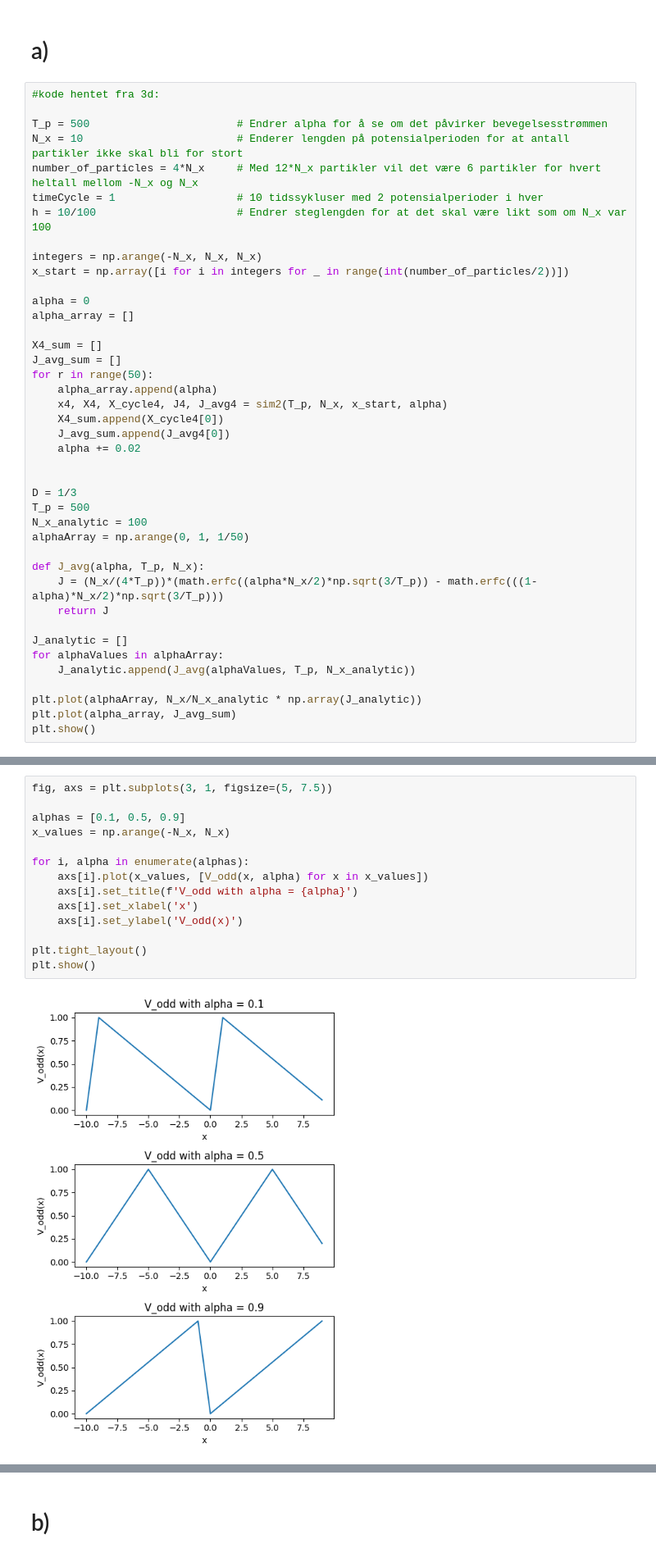
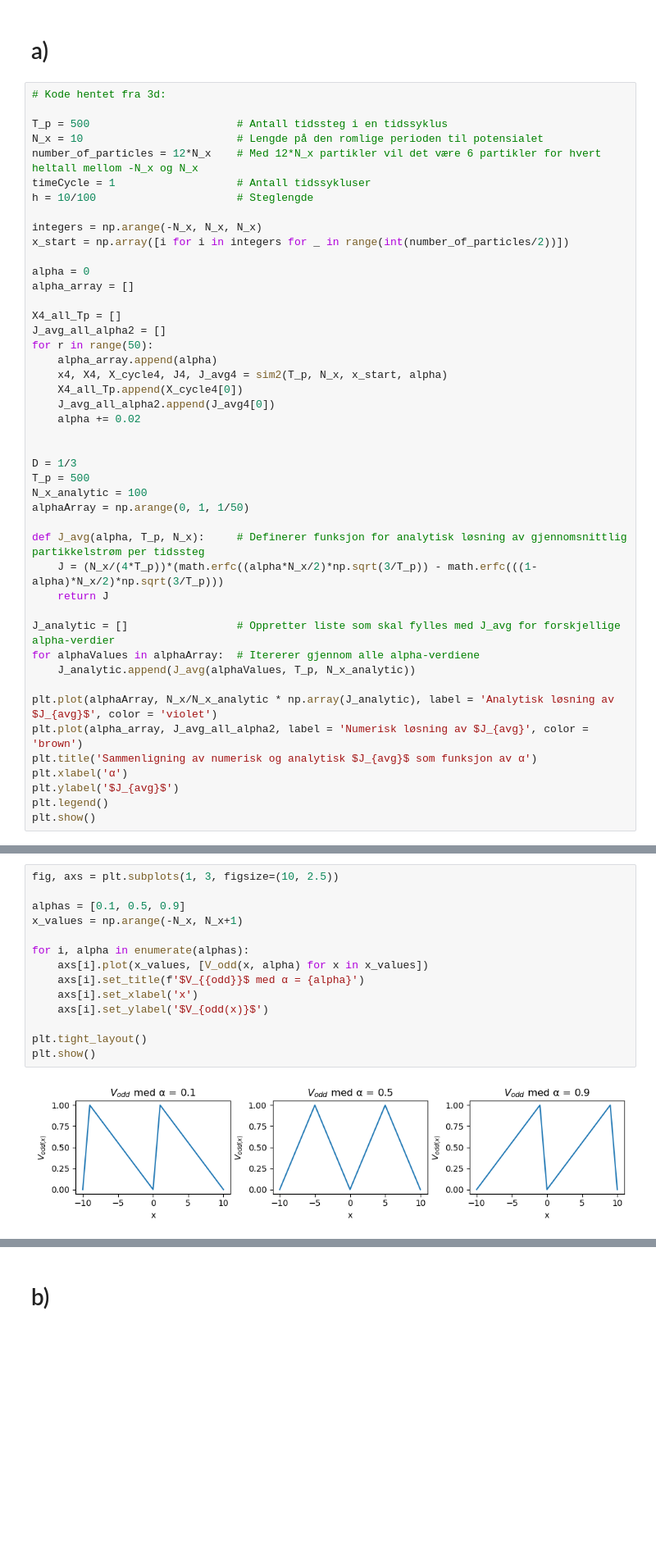
Before and after one commit to marieke-vaske/VitBer-BioFys, a Jupyter notebook: Prosjekt - oppgave 4.ipynb, the cells around one changed output, grey strips where cells are left out. Shown at 82% size. Saved outputs shown, nothing was run; the diff lists cells and outputs as text; blank space fills up the shorter version.

Commit message:
Oppgave 4: Kommentert kode og svart på oppgaver

```diff
--- a/Prosjekt - oppgave 4.ipynb
+++ b/Prosjekt - oppgave 4.ipynb
@@ -104,13 +104,13 @@ def sim2(T_p, N_x, x_start, alpha):
 # %% [markdown]
 # a)
 # %%
-#kode hentet fra 3d:
+# Kode hentet fra 3d:
 
-T_p = 500                       # Endrer alpha for å se om det påvirker bevegelsesstrømmen
-N_x = 10                        # Enderer lengden på potensialperioden for at antall partikler ikke skal bli for stort
-number_of_particles = 4*N_x     # Med 12*N_x partikler vil det være 6 partikler for hvert heltall mellom -N_x og N_x
-timeCycle = 1                   # 10 tidssykluser med 2 potensialperioder i hver
-h = 10/100                      # Endrer steglengden for at det skal være likt som om N_x var 100
+T_p = 500                       # Antall tidssteg i en tidssyklus
+N_x = 10                        # Lengde på den romlige perioden til potensialet
+number_of_particles = 12*N_x    # Med 12*N_x partikler vil det være 6 partikler for hvert heltall mellom -N_x og N_x
+timeCycle = 1                   # Antall tidssykluser
+h = 10/100                      # Steglengde
 
 integers = np.arange(-N_x, N_x, N_x)
 x_start = np.array([i for i in integers for _ in range(int(number_of_particles/2))])
@@ -118,13 +118,13 @@ x_start = np.array([i for i in integers for _ in range(int(number_of_particles/2
 alpha = 0
 alpha_array = []
 
-X4_sum = []
-J_avg_sum = []
+X4_all_Tp = []
+J_avg_all_alpha2 = []
 for r in range(50):
     alpha_array.append(alpha)
     x4, X4, X_cycle4, J4, J_avg4 = sim2(T_p, N_x, x_start, alpha)
-    X4_sum.append(X_cycle4[0])
-    J_avg_sum.append(J_avg4[0])
+    X4_all_Tp.append(X_cycle4[0])
+    J_avg_all_alpha2.append(J_avg4[0])
     alpha += 0.02
 
 
@@ -133,15 +133,19 @@ T_p = 500
 N_x_analytic = 100
 alphaArray = np.arange(0, 1, 1/50)
 
-def J_avg(alpha, T_p, N_x):
+def J_avg(alpha, T_p, N_x):     # Definerer funksjon for analytisk løsning av gjennomsnittlig partikkelstrøm per tidssteg
     J = (N_x/(4*T_p))*(math.erfc((alpha*N_x/2)*np.sqrt(3/T_p)) - math.erfc(((1-alpha)*N_x/2)*np.sqrt(3/T_p)))
     return J
 
-J_analytic = []
-for alphaValues in alphaArray:
+J_analytic = []                 # Oppretter liste som skal fylles med J_avg for forskjellige alpha-verdier
+for alphaValues in alphaArray:  # Itererer gjennom alle alpha-verdiene
     J_analytic.append(J_avg(alphaValues, T_p, N_x_analytic))
 
-plt.plot(alphaArray, N_x/N_x_analytic * np.array(J_analytic))
-plt.plot(alpha_array, J_avg_sum)
+plt.plot(alphaArray, N_x/N_x_analytic * np.array(J_analytic), label = 'Analytisk løsning av $J_{avg}$', color = 'violet')
+plt.plot(alpha_array, J_avg_all_alpha2, label = 'Numerisk løsning av $J_{avg}', color = 'brown')
+plt.title('Sammenligning av numerisk og analytisk $J_{avg}$ som funksjon av α')
+plt.xlabel('α')
+plt.ylabel('$J_{avg}$')
+plt.legend()
 plt.show()
 # %% [output]
@@ -152,19 +160,19 @@ Når alfa er mellom 0.0 og rundt 0.3 så er det en tydelig trend til høyre. Det
 # %%
-fig, axs = plt.subplots(3, 1, figsize=(5, 7.5))
+fig, axs = plt.subplots(1, 3, figsize=(10, 2.5))
 
 alphas = [0.1, 0.5, 0.9]
-x_values = np.arange(-N_x, N_x)
+x_values = np.arange(-N_x, N_x+1)
 
 for i, alpha in enumerate(alphas):
     axs[i].plot(x_values, [V_odd(x, alpha) for x in x_values])
-    axs[i].set_title(f'V_odd with alpha = {alpha}')
+    axs[i].set_title(f'$V_{{odd}}$ med α = {alpha}')
     axs[i].set_xlabel('x')
-    axs[i].set_ylabel('V_odd(x)')
+    axs[i].set_ylabel('$V_{odd(x)}$')
 
 plt.tight_layout()
 plt.show()
 # %% [output]
-[figure, old version]
+[figure, new version]
 # %% [markdown]
 
 Disse trendene oppstår fordi, når vi ser på alfa-verdier mellom 0,0 og 0,3 i sagtannspotensialet (for eksempel med alfa = 0,1), vil partiklene, når de går over til konstant potensial, fordele seg utover. Noen av dem vil lande på sagtannen til høyre for 0,0 og deretter ende opp i den andre sagtannen rundt 8,0. Det er vanskeligere for partiklene å bevege seg mot venstre, da de må forflytte seg en lengre distanse for å passere over tannen. Siden de fleste partiklene lander et sted mellom 0,0 og 0,8, er det mest gunstig for dem å havne i sagtannen ved 0,0. Den nederste sagtannen viser det samme fenomenet, men i motsatt retning.
```
Also changed, not shown: parts of 10 cells of this notebook.
